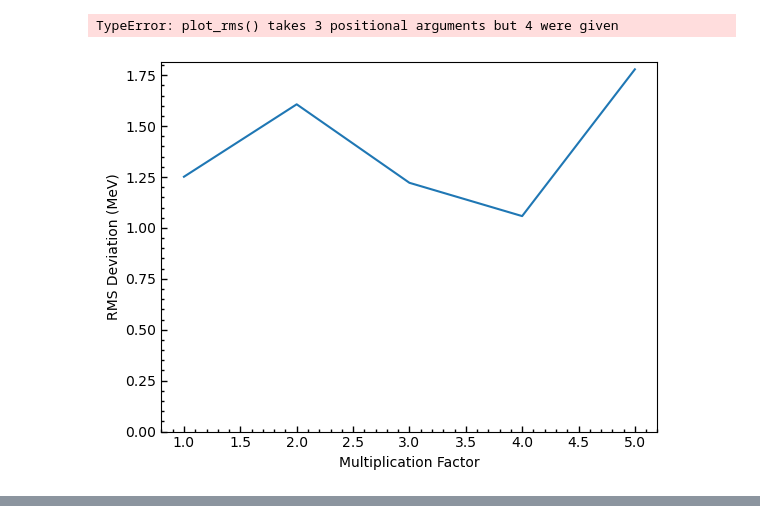
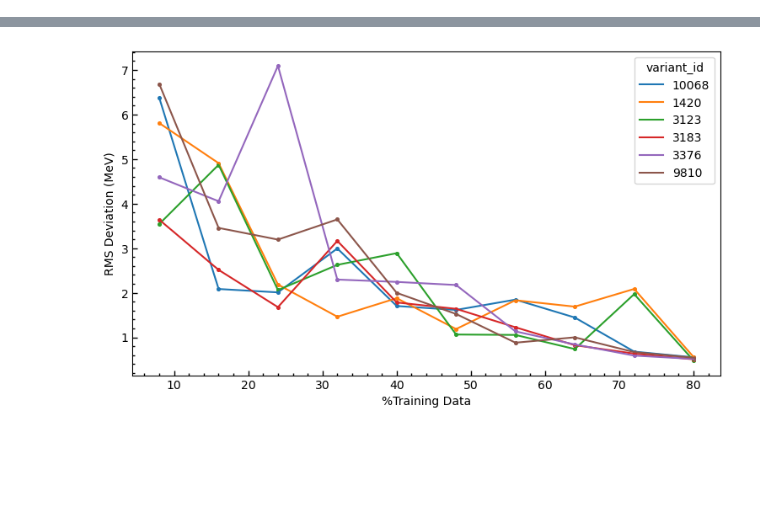
Before and after one commit to mzyudhistira/BSk24-Emu, a Jupyter notebook: analysis.ipynb, the cells around one changed output, grey strips where cells are left out. Cells and saved outputs as stored; diff of their text form; code cells hidden in the pictures; blank space fills up the shorter version.

Commit message:
test on several variants

```diff
--- a/analysis.ipynb
+++ b/analysis.ipynb
@@ -40,23 +20,24 @@ def plot_rms(x, y, x_label):
-# %%
-training_percentage_df = result_summary.iloc[33:43].sort_values(by="note")
-training_percentage_df["note"] = training_percentage_df["note"].astype(float)
-
-plot_rms(
-    training_percentage_df["note"] * 80,
-    training_percentage_df["rms_dev"],
-    "% Training Data",
-)
-# %% [output]
-TypeError: plot_rms() takes 3 positional arguments but 4 were given
-# %%
-mult_layer_df = result_summary.iloc[62:67].sort_values(by="note")
-mult_layer_df["note"] = mult_layer_df["note"].astype(int)
-
-plot_rms(
-    mult_layer_df["note"],
-    mult_layer_df["rms_dev"],
-    "Multiplication Factor",
-    "RMS Deviation (MeV)",
-)
-# %% [output]
-[figure, removed]
+# %%
+variants_df = result_summary.iloc[55:105]
+variants_df = pd.concat([result_summary.iloc[33:43], variants_df])
+variants_df.loc[variants_df.index[:10], "run_name"] = "Variant:3123,Data"
+variants_df["note"] = variants_df["note"].astype(float)
+variants_df.loc[variants_df.index[:10], "note"] *= 80
+
+variant_id = [
+    var_str.split(",")[0].split(":")[1] for var_str in variants_df["run_name"].values
+]
+variants_df["variant_id"] = variant_id
+
+
+fig, ax = plt.subplots(figsize=(9, 5))
+for label, group in variants_df.groupby("variant_id"):
+    ax.plot(group["note"], group["rms_dev"], label=label)
+    ax.scatter(group["note"], group["rms_dev"], s=7)
+    analysis.plot.set_tick(ax)
+
+ax.set_xlabel("%Training Data")
+ax.set_ylabel("RMS Deviation (MeV)")
+ax.legend(title="variant_id")
+variants_df.head()
+# %% [output]
@@ -62,0 +50 @@ plot_rms(
+[figure, added]
```
Also changed, not shown: parts of 4 cells of this notebook, 3 other files.
